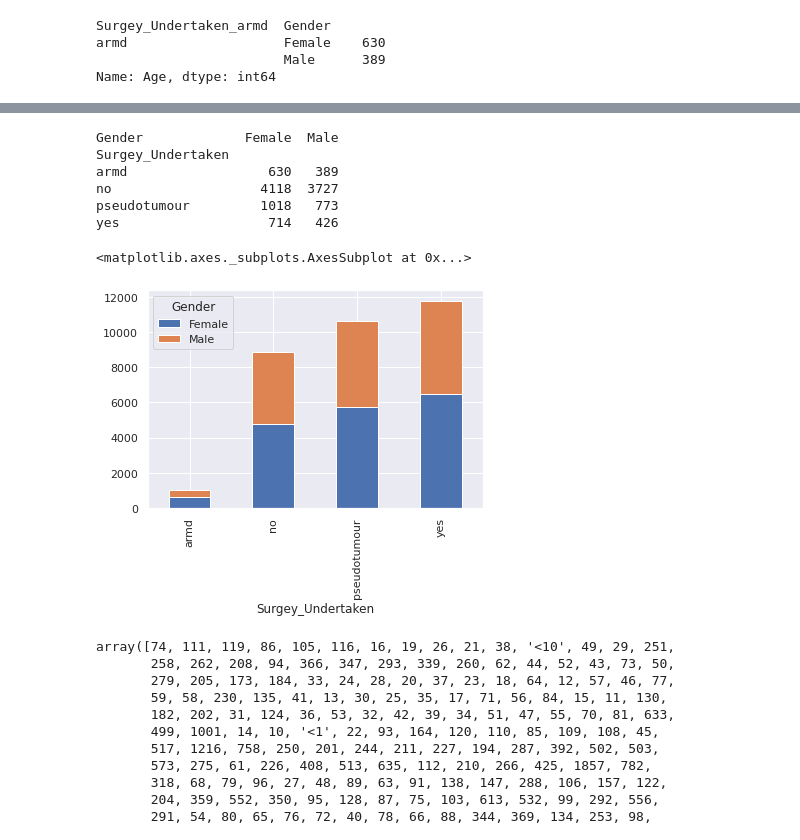
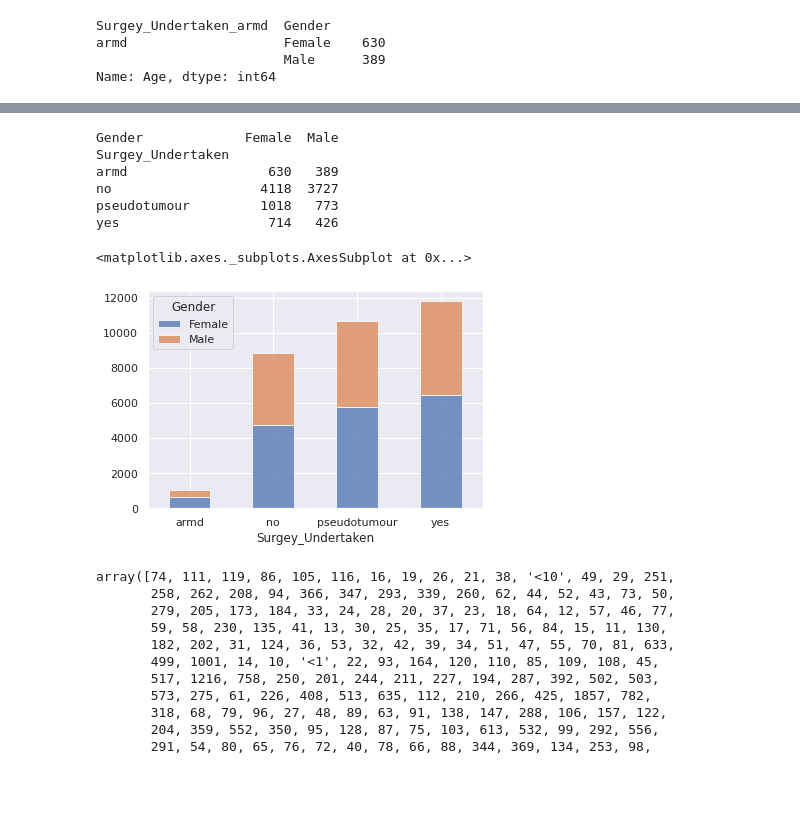
Before and after one commit to Hamza1122/ML-Ass, a Jupyter notebook: Untitled13.ipynb, the cells around one changed output, grey strips where cells are left out. Cells and saved outputs as stored; diff of their text form; code cells hidden in the pictures; blank space fills up the shorter version.

```diff
--- a/Untitled13.ipynb
+++ b/Untitled13.ipynb
@@ -244,16 +245,16 @@ Name: Age, dtype: int64
 # %%
 temp=df.groupby(["Surgey_Undertaken","Gender"])["Age"].count().unstack()  # surgrey taken count  with age and gender
 print(temp)
-df.groupby(["Surgey_Undertaken","Gender"]).count().groupby(level=[1]).cumsum().unstack().plot(kind='bar',y='Age', stacked = True)
+df.groupby(["Surgey_Undertaken","Gender"]).count().groupby(level=[1]).cumsum().unstack().plot(kind='bar',y='Age', stacked = True,alpha=0.75, rot=0)
 # %% [output]
 Gender             Female  Male
 Surgey_Undertaken
 armd                  630   389
 no                   4118  3727
 pseudotumour         1018   773
 yes                   714   426
 <matplotlib.axes._subplots.AxesSubplot at 0x...>
-[figure, old version]
+[figure, new version]
 # %%
 #Before cleaning the dataset we are uniquely checking the values so that we can remove them
 df.cobalt.unique()
```
Also changed, not shown: parts of 11 cells of this notebook.
